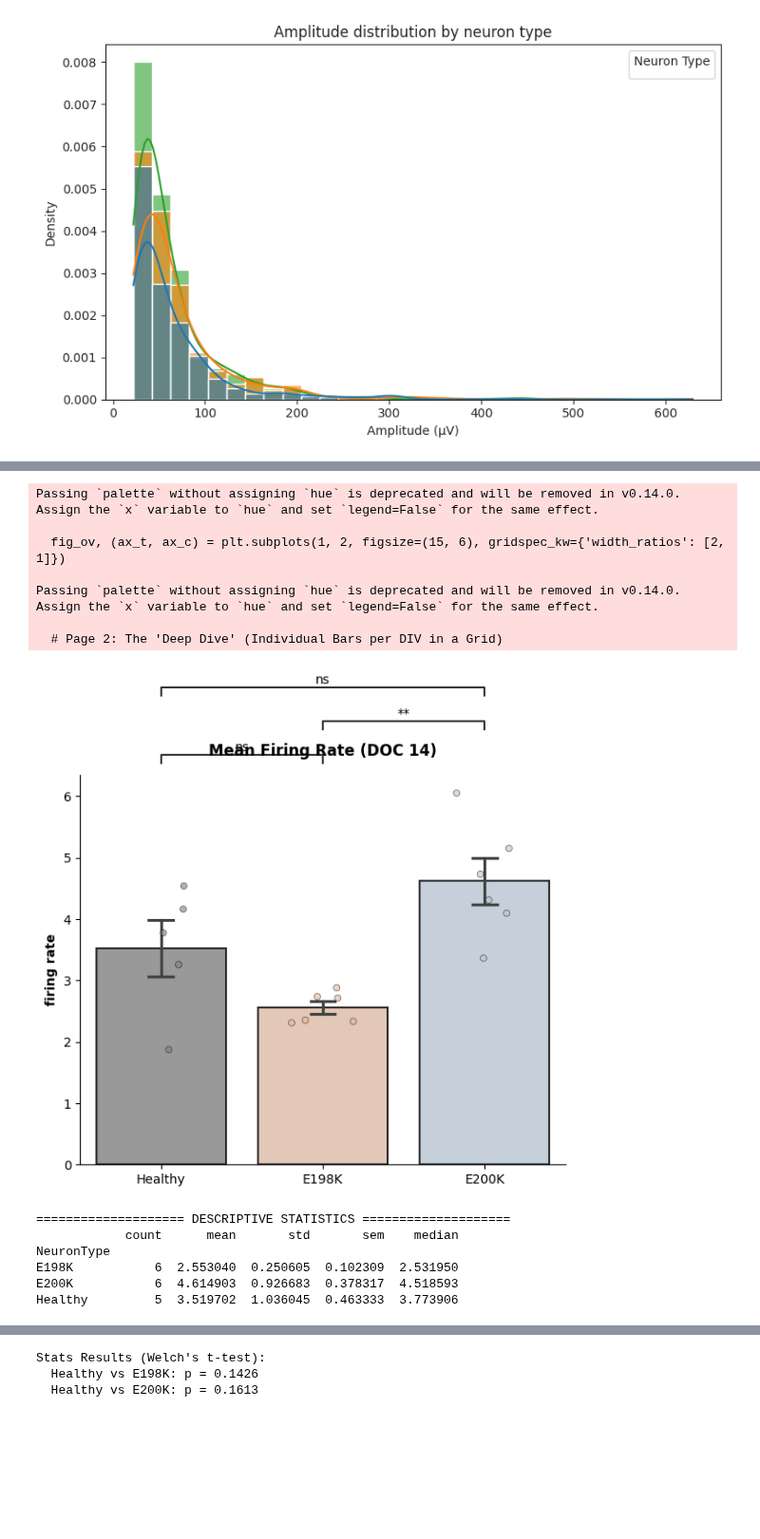
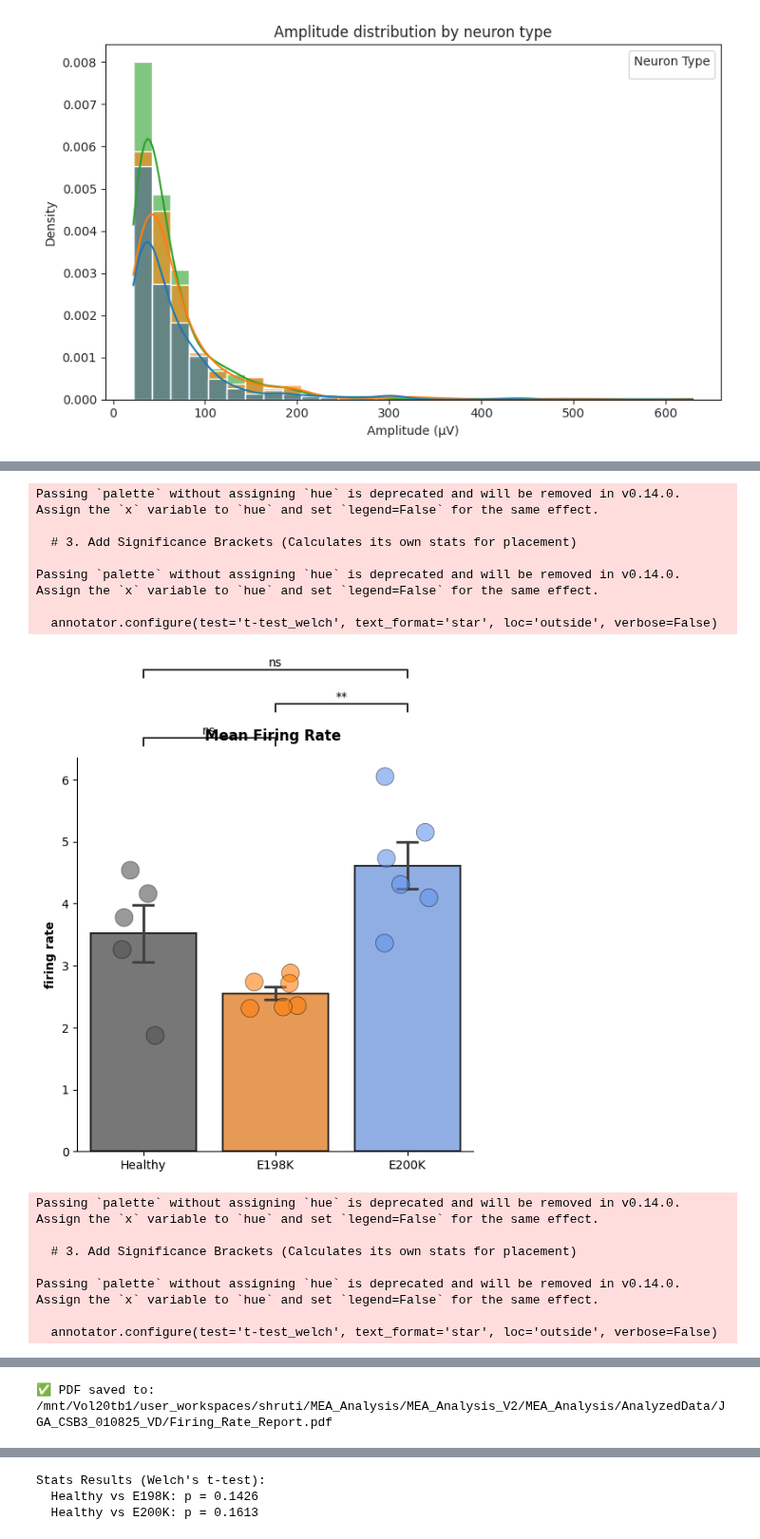
Before and after one commit to roybens/MEA_Analysis, a Jupyter notebook: IPNAnalysis/workbooks/plotSpikesortedIPNmetrics.ipynb, the cells around one changed output, grey strips where cells are left out. Shown at 95% size. Drawn from its saved outputs; the diff is of its cells as text; code cells hidden in the pictures; blank space fills up the shorter version.

```diff
--- a/IPNAnalysis/workbooks/plotSpikesortedIPNmetrics.ipynb
+++ b/IPNAnalysis/workbooks/plotSpikesortedIPNmetrics.ipynb
@@ -205,9 +151,10 @@ from matplotlib.patches import Rectangle
 from mpl_toolkits.axes_grid1.anchored_artists import AnchoredSizeBar
 from mpl_toolkits.axes_grid1 import make_axes_locatable
 
+plot_here = 'e200k'
 
-df_here =df_healthy.copy()
-file_path = '/mnt/Vol20tb1/user_workspaces/shruti/MEA_Analysis/MEA_Analysis_V2/MEA_Analysis/AnalyzedData/JGA_CSB3_010825_VD/250127/M08018/Network/000032/well005//spikesorted_unit_maps.svg'
+df_here =df_e200.copy()
+file_path = f'/mnt/Vol20tb1/user_workspaces/shruti/MEA_Analysis/MEA_Analysis_V2/MEA_Analysis/AnalyzedData/JGA_CSB3_010825_VD/spikesorted_unit_maps_{plot_here}_DOC14.svg'
 # -----------------------------
 # 1. Setup Parameters
 # -----------------------------
@@ -322,7 +269,7 @@ for conf in configs:
 
     # Formatting
     ax.set_facecolor('black')
-    ax.set_title(f"DOC 19 | {conf['title']}", fontsize=12, pad=10)
+    ax.set_title(f"DOC 14 | {conf['title']}", fontsize=12, pad=10)
     ax.set_xlabel('x (µm)')
     ax.set_ylabel('y (µm)')
     ax.set_xlim(0, ACTIVE_W)
@@ -999,18 +807,55 @@ df_clean = df_all[df_all['firing_rate'] >= 0.1].copy()
 # If you skip this, the plotter will plot every single electrode as a dot (N=Thousands)
 df_well_means = df_clean.groupby(['NeuronType', 'Source_Well'])['firing_rate'].mean().reset_index()
 
-# 3. INITIALIZE & PLOT
+import sys
+import importlib
+# sys.path.append('/your/path')
+import meaplotter
+importlib.reload(meaplotter)
+
+# The Vibrant Palette from your image
+vibrant_palette = {
+    'Healthy': '#555555',       # Dark gray (the bar in your image)
+    'E198K': '#ff7f0e',         # Vibrant orange
+    'E200K': 'cornflowerblue'   # Vibrant blue
+}
+
+# Initialize
 viz = meaplotter.MEAPlotter()
 
-# This one command replaces Steps 3, 4, 5, and 6 in your script
-viz.analyze(
-    df=df_well_means,          # Pass the aggregated data
+# 1. ANALYZE (Get the numbers)
+stats_df = viz.calculate_stats(
+    df=df_well_means,
+    x='NeuronType',
+    y='firing_rate',
+    order=['Healthy', 'E198K', 'E200K']
+)
+print(stats_df) # View stats if you want
+
+# 2. PLOT (Just visualize in Jupyter)
+fig, ax = plt.subplots(figsize=(6,6))
+
+viz.plot_bars(
+    df=df_well_means,
     x='NeuronType',
     y='firing_rate',
     order=['Healthy', 'E198K', 'E200K'],
-    palette=['gray', '#E6B89C', '#B4C5D6'],
-    title="Mean Firing Rate (DOC 14)",
-    save_path="/mnt/Vol20tb1/user_workspaces/shruti/MEA_Analysis/MEA_Analysis_V2/MEA_Analysis/AnalyzedData/JGA_CSB3_010825_VD/firing_rate_DIV14.svg"
+    palette=vibrant_palette,
+    title="Mean Firing Rate ",
+    ax=ax
 )
+plt.show()
+
+# 3. SAVE PDF (Optional: Combine both into a report)
+viz.save_pdf(
+    df=df_well_means,
+    x='NeuronType',
+    y='firing_rate',
+    order=['Healthy', 'E198K', 'E200K'],
+    palette=vibrant_palette,
+    stats_df=stats_df,  # Pass the stats you calculated in step 1
+    title="Mean Firing Rate",
+    filename="/mnt/Vol20tb1/user_workspaces/shruti/MEA_Analysis/MEA_Analysis_V2/MEA_Analysis/AnalyzedData/JGA_CSB3_010825_VD/Firing_Rate_Report.pdf"
+)
 # %% [output]
 ==================== STATISTICAL ANALYSIS: firing_rate ====================
@@ -1035,14 +874,15 @@ Plot saved to: /mnt/Vol20tb1/user_workspaces/shruti/MEA_Analysis/MEA_Analysis_V2
 Passing `palette` without assigning `hue` is deprecated and will be removed in v0.14.0. Assign the `x` variable to `hue` and set `legend=False` for the same effect.
 
-  fig_ov, (ax_t, ax_c) = plt.subplots(1, 2, figsize=(15, 6), gridspec_kw={'width_ratios': [2, 1]})
+  # 3. Add Significance Brackets (Calculates its own stats for placement)
 
 Passing `palette` without assigning `hue` is deprecated and will be removed in v0.14.0. Assign the `x` variable to `hue` and set `legend=False` for the same effect.
 
-  # Page 2: The 'Deep Dive' (Individual Bars per DIV in a Grid)
+  annotator.configure(test='t-test_welch', text_format='star', loc='outside', verbose=False)
-[figure, old version]
+[figure, new version]
-==================== DESCRIPTIVE STATISTICS ====================
-            count      mean       std       sem    median
-NeuronType
-E198K           6  2.553040  0.250605  0.102309  2.531950
-E200K           6  4.614903  0.926683  0.378317  4.518593
-Healthy         5  3.519702  1.036045  0.463333  3.773906
+Passing `palette` without assigning `hue` is deprecated and will be removed in v0.14.0. Assign the `x` variable to `hue` and set `legend=False` for the same effect.
+
+  # 3. Add Significance Brackets (Calculates its own stats for placement)
+
+Passing `palette` without assigning `hue` is deprecated and will be removed in v0.14.0. Assign the `x` variable to `hue` and set `legend=False` for the same effect.
+
+  annotator.configure(test='t-test_welch', text_format='star', loc='outside', verbose=False)
@@ -1052,0 +889 @@ Healthy         5  3.519702  1.036045  0.463333  3.773906
+✅ PDF saved to: /mnt/Vol20tb1/user_workspaces/shruti/MEA_Analysis/MEA_Analysis_V2/MEA_Analysis/AnalyzedData/JGA_CSB3_010825_VD/Firing_Rate_Report.pdf
```
Also changed, not shown: parts of 36 cells of this notebook, 3 other files.
